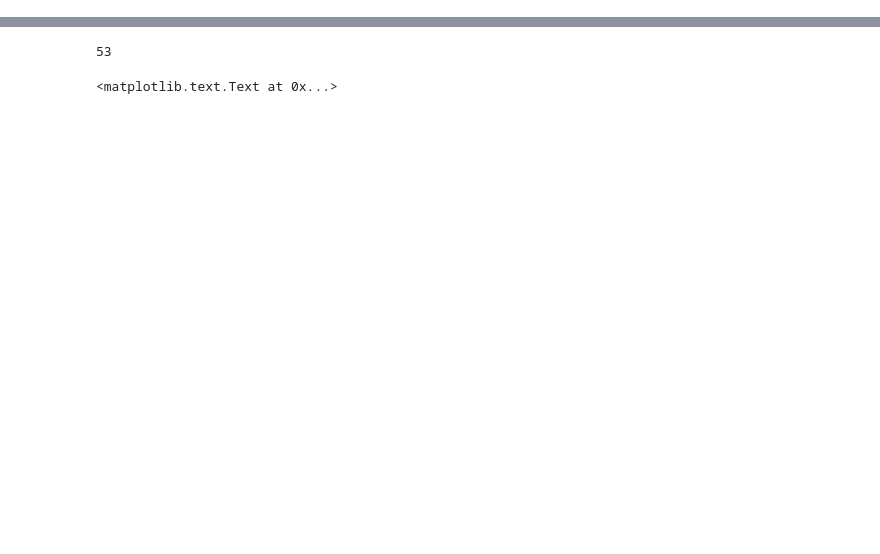
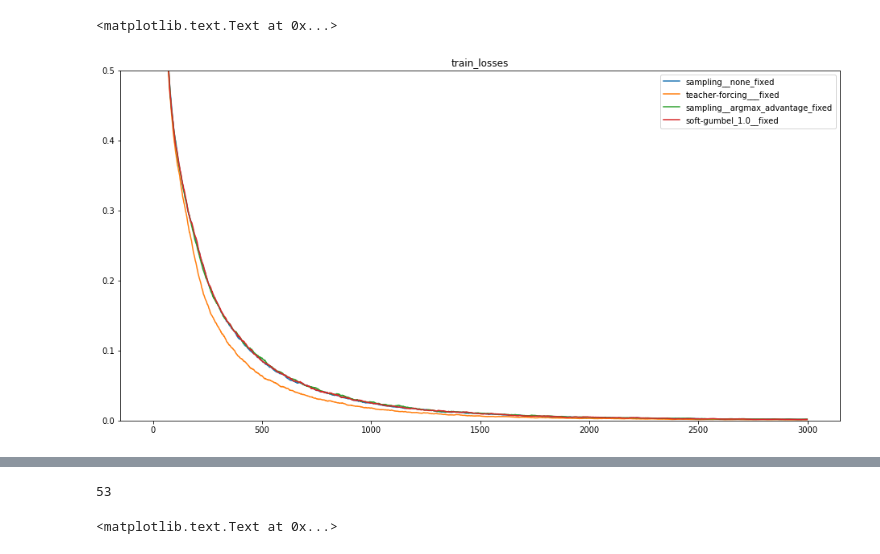
Before and after one commit to varenick/ner_seq2seq, a Jupyter notebook: ner_seq2seq_plots.ipynb, the cells around one changed output, grey strips where cells are left out. Saved outputs shown, nothing was run; the diff lists cells and outputs as text; code cells hidden in the pictures; blank space fills up the shorter version.

```diff
--- a/ner_seq2seq_plots.ipynb
+++ b/ner_seq2seq_plots.ipynb
@@ -41,0 +59,27 @@ def exp_running_average(a, alpha=0.95):
+# %%
+eval_skip = 10
+
+for mode_name in mode_names:
+    print(mode_name)
+    for name in names:
+        for infix in infixes:
+            if name == 'train_losses' and infix == '_noisy':
+                continue
+            step = 1000
+            beta = 0.05
+            if name not in ['train_losses', 'train_f1s']:
+                step //= eval_skip
+                #beta *= eval_skip
+            print('{}: {:.3f} +- {:.3f} ({:.3f} -:- {:.3f}) p-value: {:.2f}'.format(
+                name + infix,
+                exp_running_average(data[mode_name][name + infix]['_mean'], alpha=1-beta)[step],
+                exp_running_average(data[mode_name][name + infix]['_std'], alpha=1-beta)[step],
+                exp_running_average(np.min(data[mode_name][name + infix][''], axis=0), alpha=1-beta)[step],
+                exp_running_average(np.max(data[mode_name][name + infix][''], axis=0), alpha=1-beta)[step],
+                ttest_ind(
+                    np.array(data[mode_name][name + infix][''])[:, step],
+                    np.array(data['sampling__none_fixed'][name + infix][''])[:, step],
+                    equal_var=False
+                ).pvalue
+            ))
+    print()
@@ -41,0 +104,19 @@ def exp_running_average(a, alpha=0.95):
+# %%
+plt.figure(figsize=(16, 8))
+
+name = 'train_losses'
+for mode_name in mode_names:
+    for infix in ['']:
+        plt.plot(exp_running_average(data[mode_name][name + infix]['_mean'], 0.95))
+        #plt.fill_between(
+        #    range(len(data[mode_name][name + infix]['_mean'])),
+        #    exp_running_average(data[mode_name][name + infix]['_mean'] - data[mode_name][name + infix]['_std']),
+        #    exp_running_average(data[mode_name][name + infix]['_mean'] + data[mode_name][name + infix]['_std']),
+        #    alpha=0.5
+        #)
+plt.ylim(0, 0.5)
+plt.legend([mode_name for mode_name in mode_names])
+plt.title(name)
+# %% [output]
+<matplotlib.text.Text at 0x...>
+[figure, added]
```
Also changed, not shown: parts of 13 cells of this notebook, 3 other files.
